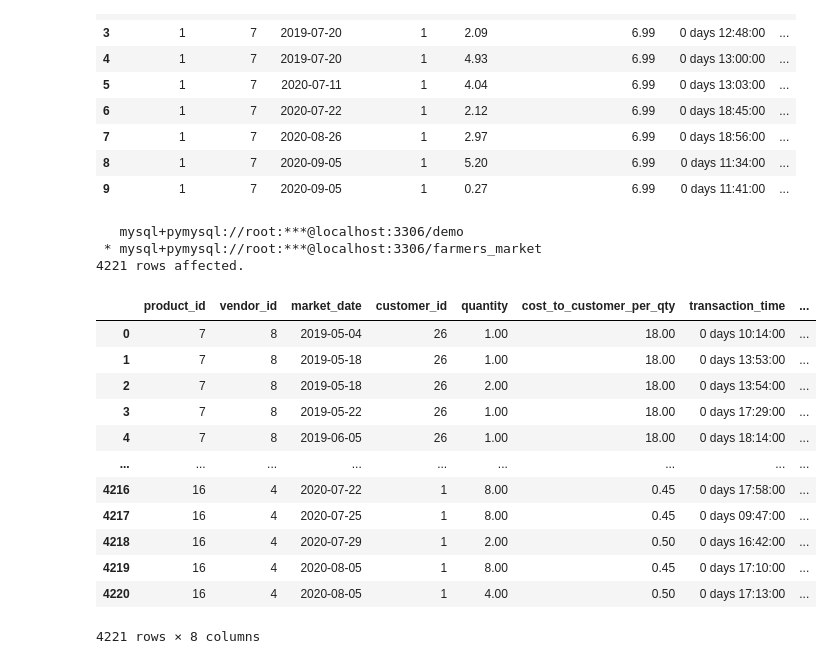
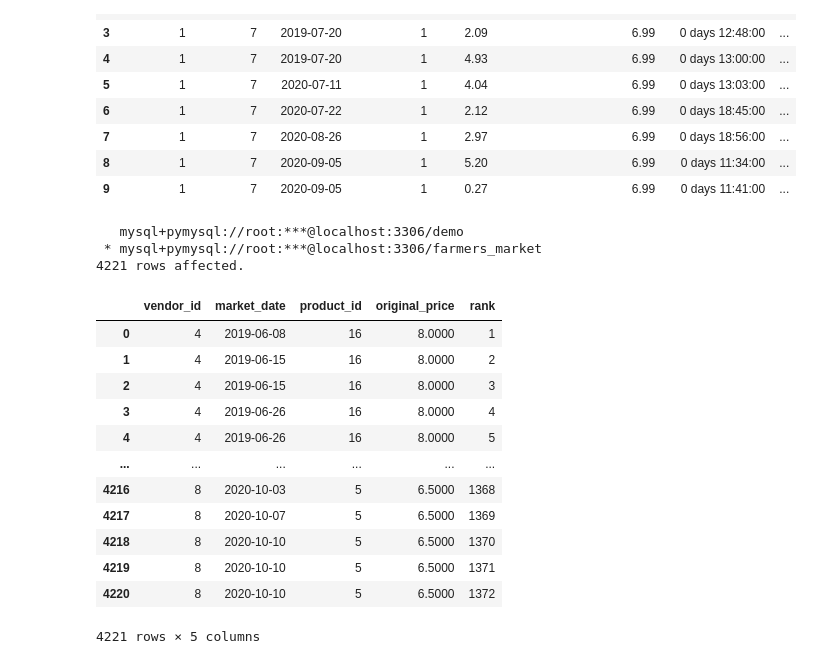
Before and after one commit to KunalNeon/SQL-For-Data-Scientist, a Jupyter notebook: sql.ipynb, the cells around one changed output. Drawn from its saved outputs; the diff is of its cells as text; code cells hidden in the pictures.

Commit message:
row_number()

```diff
--- a/sql.ipynb
+++ b/sql.ipynb
@@ -1263,29 +1263,29 @@ limit 10
 | 9 | 1 | 7 | 2020-09-05 | 1 | 0.27 | 6.99 | 0 days 11:41:00 | ... |
 # %%
 query24='''
-select *,
+select vendor_id,market_date, product_id,
+(quantity* cost_to_customer_per_qty) as original_price,
+row_number() over ( partition by vendor_id order by quantity desc) as 'rank'
 
-row_number() over ( partition by customer_id order by customer_id desc) as 'rank'
-
-from farmers_market.customer_purchases order by customer_id desc
+from farmers_market.customer_purchases order by vendor_id,original_price desc
 
 '''
 %sql $query24
 # %% [output]
    mysql+pymysql://root:***@localhost:3306/demo
  * mysql+pymysql://root:***@localhost:3306/farmers_market
 4221 rows affected.
-|  | product_id | vendor_id | market_date | customer_id | quantity | cost_to_customer_per_qty | transaction_time | ... |
-| 0 | 7 | 8 | 2019-05-04 | 26 | 1.00 | 18.00 | 0 days 10:14:00 | ... |
-| 1 | 7 | 8 | 2019-05-18 | 26 | 1.00 | 18.00 | 0 days 13:53:00 | ... |
-| 2 | 7 | 8 | 2019-05-18 | 26 | 2.00 | 18.00 | 0 days 13:54:00 | ... |
-| 3 | 7 | 8 | 2019-05-22 | 26 | 1.00 | 18.00 | 0 days 17:29:00 | ... |
-| 4 | 7 | 8 | 2019-06-05 | 26 | 1.00 | 18.00 | 0 days 18:14:00 | ... |
-| ... | ... | ... | ... | ... | ... | ... | ... | ... |
-| 4216 | 16 | 4 | 2020-07-22 | 1 | 8.00 | 0.45 | 0 days 17:58:00 | ... |
-| 4217 | 16 | 4 | 2020-07-25 | 1 | 8.00 | 0.45 | 0 days 09:47:00 | ... |
-| 4218 | 16 | 4 | 2020-07-29 | 1 | 2.00 | 0.50 | 0 days 16:42:00 | ... |
-| 4219 | 16 | 4 | 2020-08-05 | 1 | 8.00 | 0.45 | 0 days 17:10:00 | ... |
-| 4220 | 16 | 4 | 2020-08-05 | 1 | 4.00 | 0.50 | 0 days 17:13:00 | ... |
+|  | vendor_id | market_date | product_id | original_price | rank |
+| 0 | 4 | 2019-06-08 | 16 | 8.0000 | 1 |
+| 1 | 4 | 2019-06-15 | 16 | 8.0000 | 2 |
+| 2 | 4 | 2019-06-15 | 16 | 8.0000 | 3 |
+| 3 | 4 | 2019-06-26 | 16 | 8.0000 | 4 |
+| 4 | 4 | 2019-06-26 | 16 | 8.0000 | 5 |
+| ... | ... | ... | ... | ... | ... |
+| 4216 | 8 | 2020-10-03 | 5 | 6.5000 | 1368 |
+| 4217 | 8 | 2020-10-07 | 5 | 6.5000 | 1369 |
+| 4218 | 8 | 2020-10-10 | 5 | 6.5000 | 1370 |
+| 4219 | 8 | 2020-10-10 | 5 | 6.5000 | 1371 |
+| 4220 | 8 | 2020-10-10 | 5 | 6.5000 | 1372 |
-4221 rows × 8 columns
+4221 rows × 5 columns
 # %%
```
Also changed, not shown: parts of 2 cells of this notebook.
